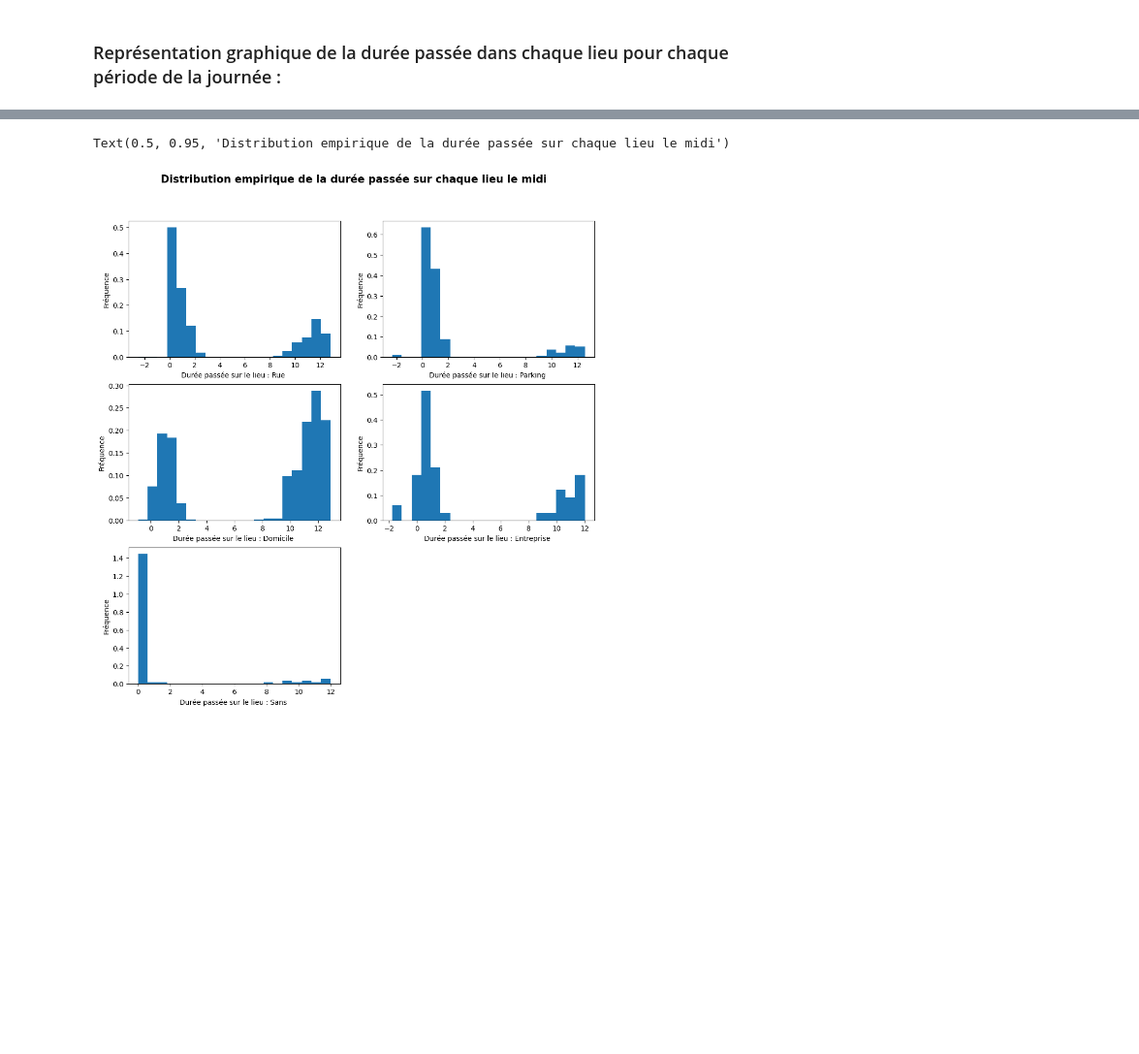
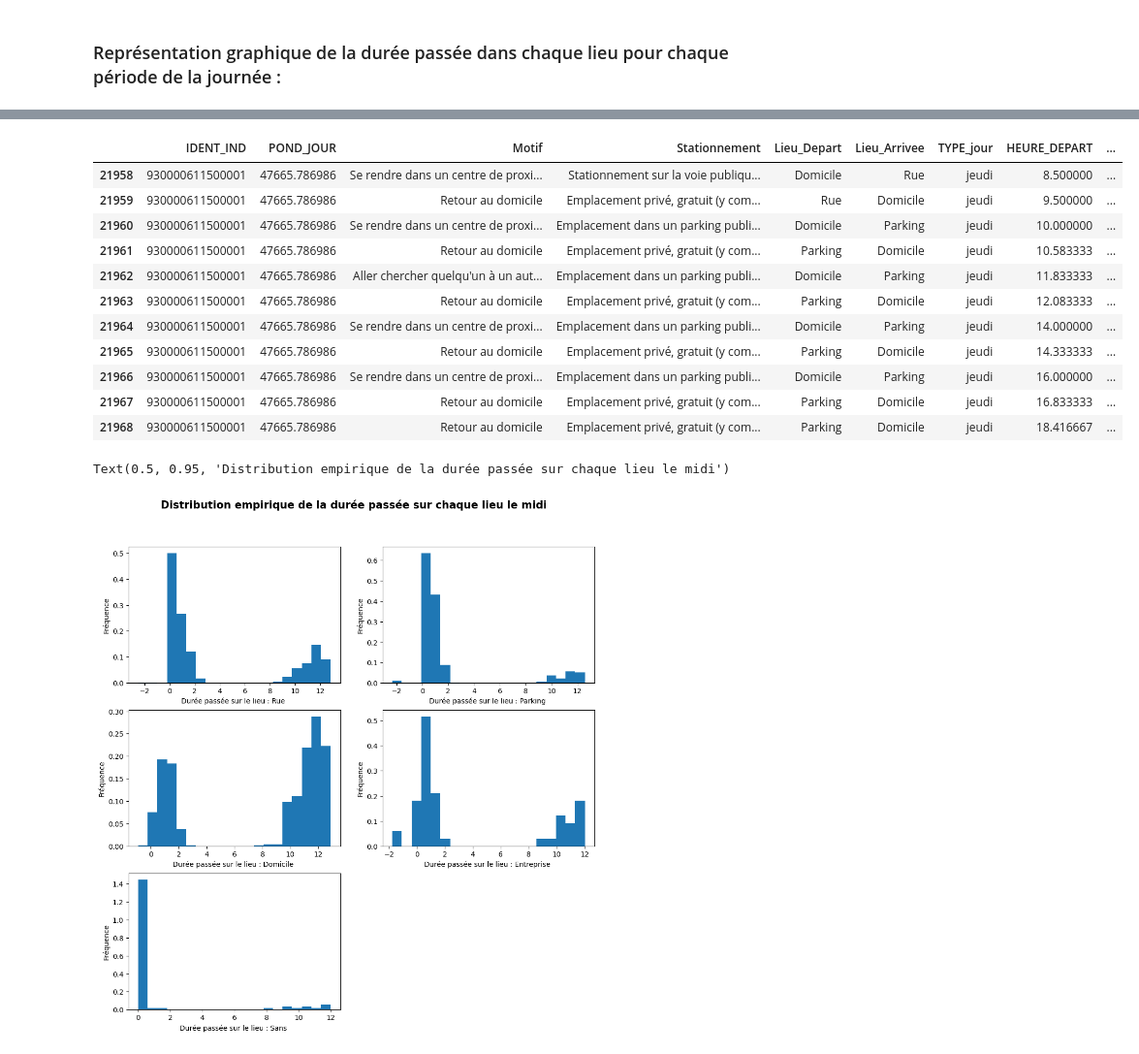
Before and after one commit to kilianguillon/Projet_statapp, a Jupyter notebook: DureeLieu.ipynb, the cells around one changed output, grey strips where cells are left out. Shown at 97% size. Drawn from its saved outputs; the diff is of its cells as text; code cells hidden in the pictures; blank space fills up the shorter version.

```diff
--- a/DureeLieu.ipynb
+++ b/DureeLieu.ipynb
@@ -87,3 +68,18 @@ Text(0.5, 0.95, 'Distribution empirique de la durée passée sur chaque lieu le
+# %%
+emp_df[emp_df["IDENT_IND"]==930000611500001]
+# %% [output]
+|  | IDENT_IND | POND_JOUR | Motif | Stationnement | Lieu_Depart | Lieu_Arrivee | TYPE_jour | HEURE_DEPART | ... |
+| 21958 | 930000611500001 | 47665.786986 | Se rendre dans un centre de proxi... | Stationnement sur la voie publiqu... | Domicile | Rue | jeudi | 8.500000 | ... |
+| 21959 | 930000611500001 | 47665.786986 | Retour au domicile | Emplacement privé, gratuit (y com... | Rue | Domicile | jeudi | 9.500000 | ... |
+| 21960 | 930000611500001 | 47665.786986 | Se rendre dans un centre de proxi... | Emplacement dans un parking publi... | Domicile | Parking | jeudi | 10.000000 | ... |
+| 21961 | 930000611500001 | 47665.786986 | Retour au domicile | Emplacement privé, gratuit (y com... | Parking | Domicile | jeudi | 10.583333 | ... |
+| 21962 | 930000611500001 | 47665.786986 | Aller chercher quelqu'un à un aut... | Emplacement dans un parking publi... | Domicile | Parking | jeudi | 11.833333 | ... |
+| 21963 | 930000611500001 | 47665.786986 | Retour au domicile | Emplacement privé, gratuit (y com... | Parking | Domicile | jeudi | 12.083333 | ... |
+| 21964 | 930000611500001 | 47665.786986 | Se rendre dans un centre de proxi... | Emplacement dans un parking publi... | Domicile | Parking | jeudi | 14.000000 | ... |
+| 21965 | 930000611500001 | 47665.786986 | Retour au domicile | Emplacement privé, gratuit (y com... | Parking | Domicile | jeudi | 14.333333 | ... |
+| 21966 | 930000611500001 | 47665.786986 | Se rendre dans un centre de proxi... | Emplacement dans un parking publi... | Domicile | Parking | jeudi | 16.000000 | ... |
+| 21967 | 930000611500001 | 47665.786986 | Retour au domicile | Emplacement privé, gratuit (y com... | Parking | Domicile | jeudi | 16.833333 | ... |
+| 21968 | 930000611500001 | 47665.786986 | Retour au domicile | Emplacement privé, gratuit (y com... | Parking | Domicile | jeudi | 18.416667 | ... |
 # %%
 fig, ax = plt.subplots(3, 2, figsize=(12, 12))
 i=0
```
Also changed, not shown: parts of 8 cells of this notebook.
